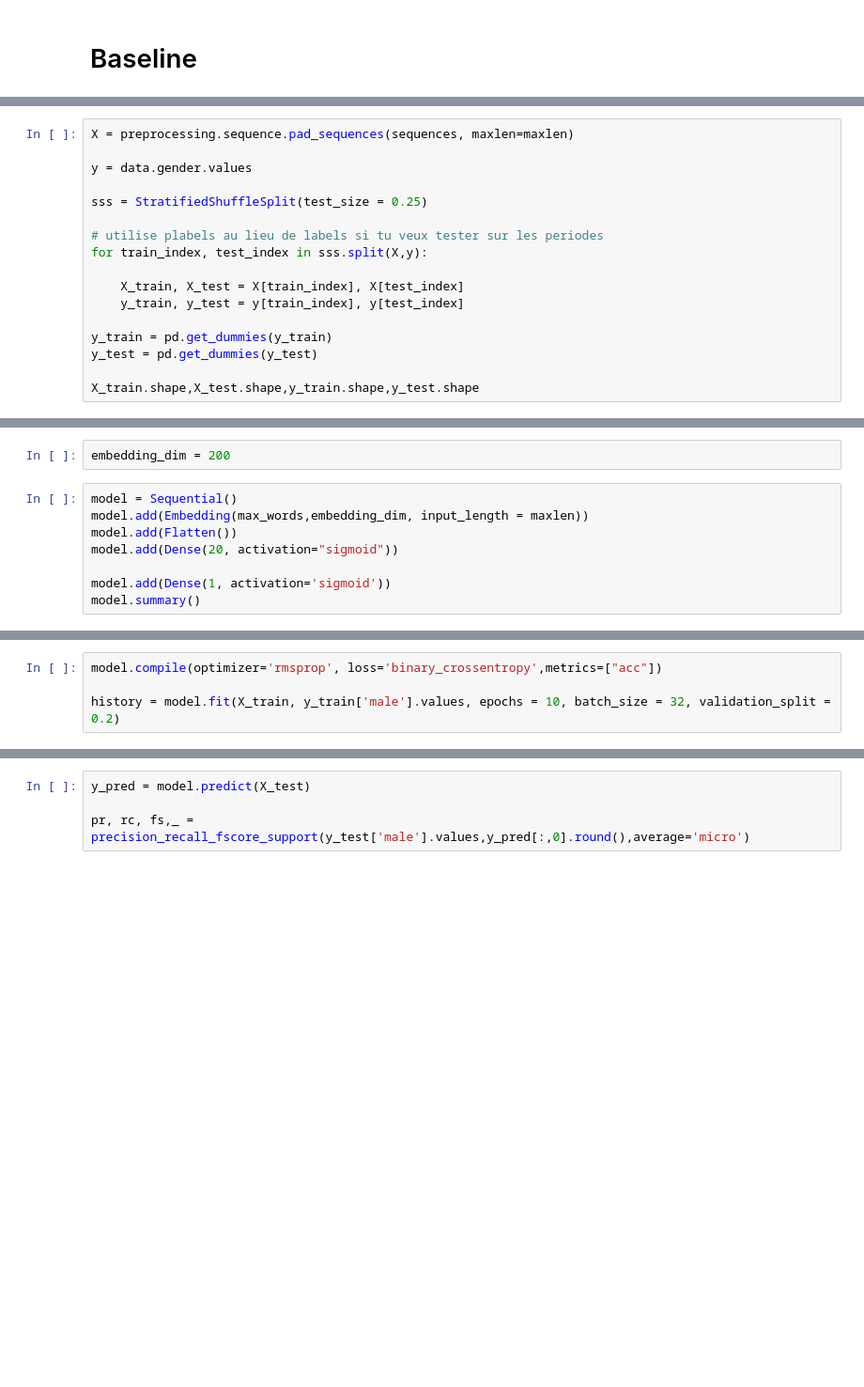
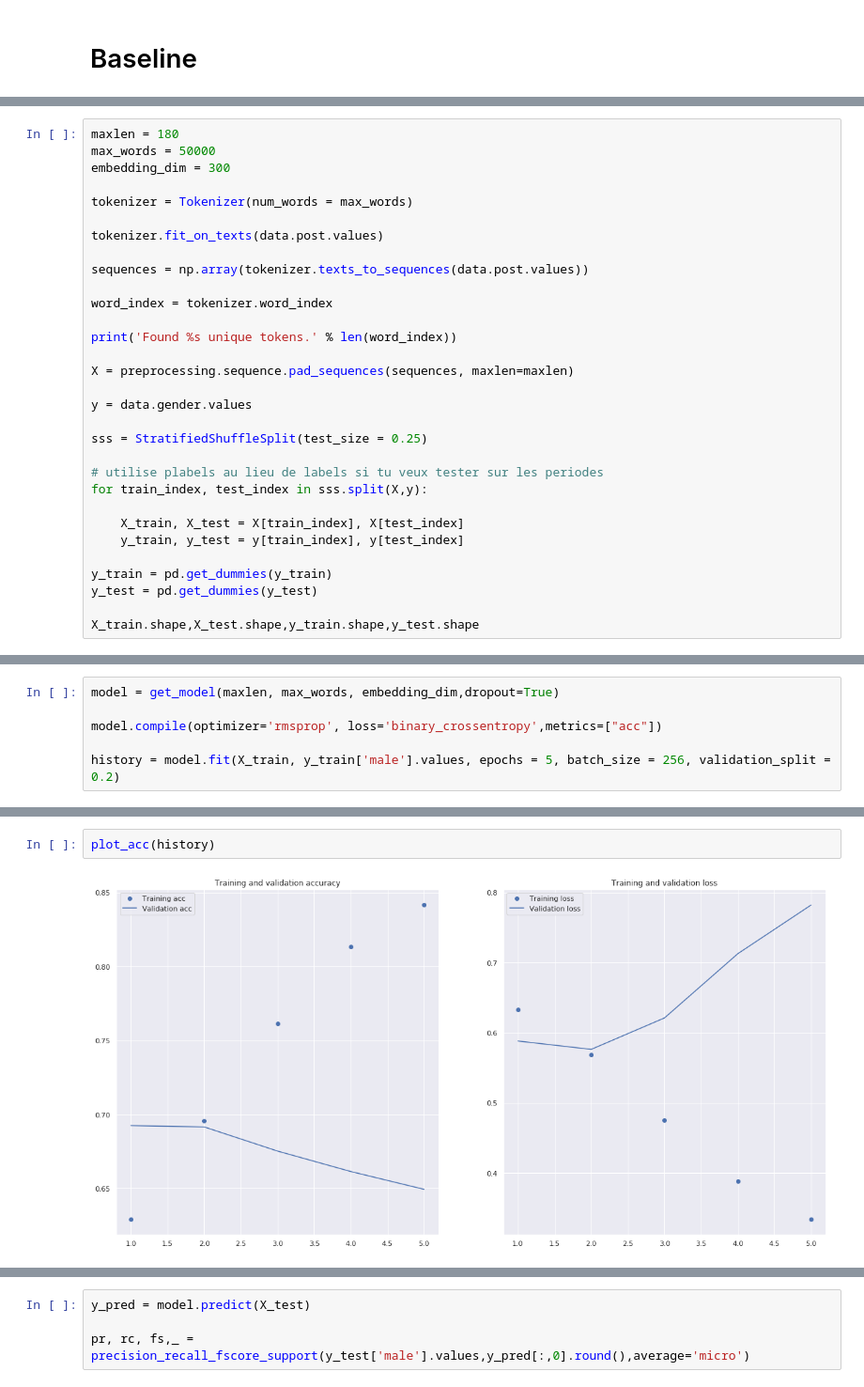
Before and after one commit to issahammoud/gender-detection, a Jupyter notebook: gender-detection.ipynb, the cells around one changed output, grey strips where cells are left out. Shown: that part at 94% size. Drawn from its saved outputs; the diff is of its cells as text; blank space fills up the shorter version.

Commit message:
solving overfitting using dropout, use of pretrained embeddings and comparing several baseline

```diff
--- a/gender-detection.ipynb
+++ b/gender-detection.ipynb
@@ -165,4 +159,18 @@ Found 1218159 unique tokens.
 # %%
+maxlen = 180
+max_words = 50000
+embedding_dim = 300
+
+tokenizer = Tokenizer(num_words = max_words)
+
+tokenizer.fit_on_texts(data.post.values)
+
+sequences = np.array(tokenizer.texts_to_sequences(data.post.values))
+
+word_index = tokenizer.word_index
+
+print('Found %s unique tokens.' % len(word_index))
+
 X = preprocessing.sequence.pad_sequences(sequences, maxlen=maxlen)
 
 y = data.gender.values
@@ -184,10 +192,0 @@ X_train.shape,X_test.shape,y_train.shape,y_test.shape
-# %%
-embedding_dim = 200
-# %%
-model = Sequential()
-model.add(Embedding(max_words,embedding_dim, input_length = maxlen))
-model.add(Flatten())
-model.add(Dense(20, activation="sigmoid"))
-
-model.add(Dense(1, activation='sigmoid'))
-model.summary()
@@ -210,6 +255,8 @@ _________________________________________________________________
 # %%
+model = get_model(maxlen, max_words, embedding_dim,dropout=True)
+
 model.compile(optimizer='rmsprop', loss='binary_crossentropy',metrics=["acc"])
 
-history = model.fit(X_train, y_train['male'].values, epochs = 10, batch_size = 32, validation_split = 0.2)
+history = model.fit(X_train, y_train['male'].values, epochs = 5, batch_size = 256, validation_split = 0.2)
 # %% [output]
 Train on 408772 samples, validate on 102194 samples
@@ -232,3 +273,7 @@ Epoch 10/10
+# %%
+plot_acc(history)
+# %% [output]
+[figure, added]
 # %%
 results = model.evaluate(X_test, y_test['male'].values)
 print("evaluate on test set ",results)
```
Also changed, not shown: parts of 33 cells of this notebook.
